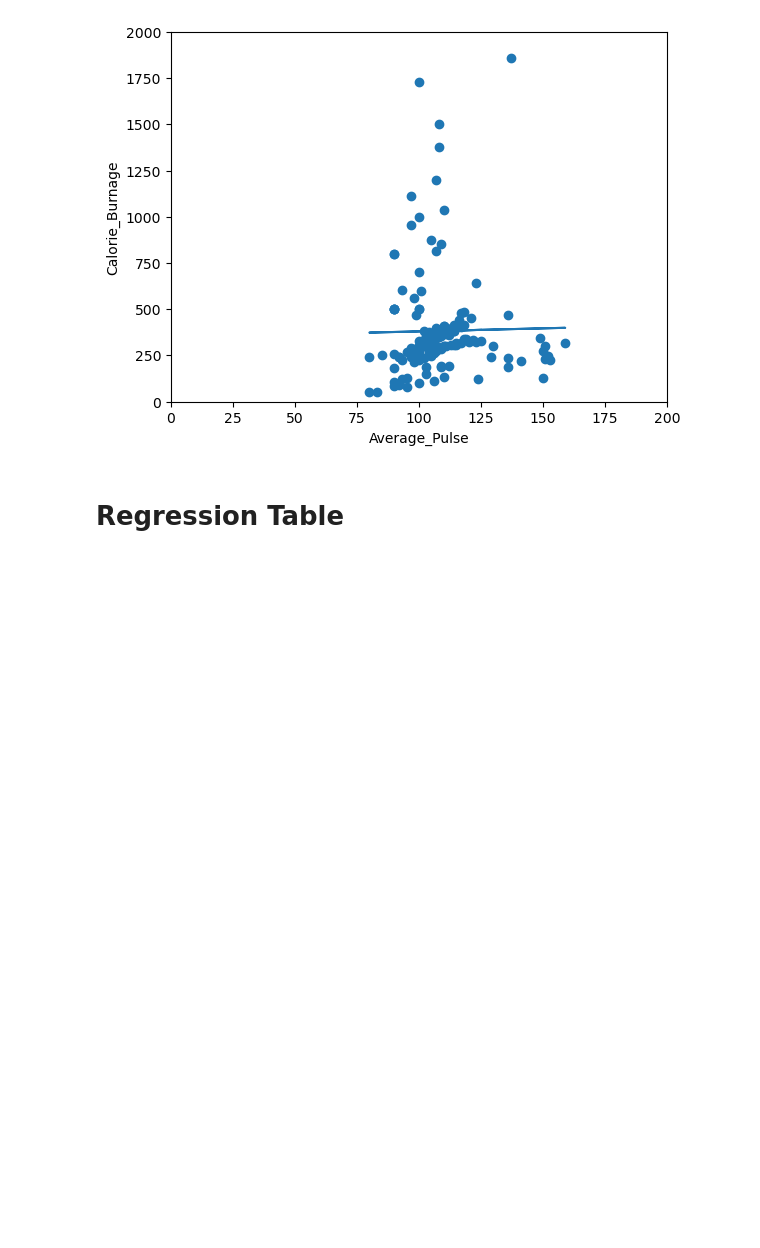
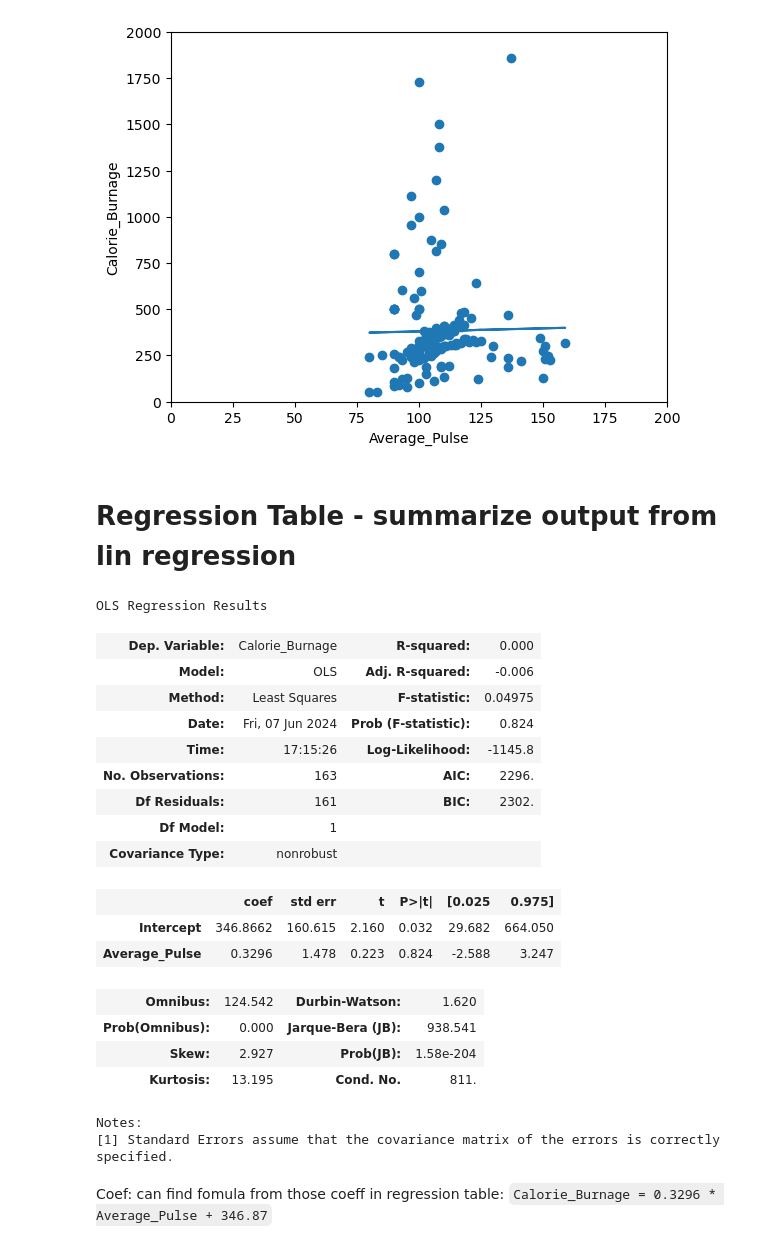
Before and after one commit to urchocoeyes/python, a Jupyter notebook: coding-ds/regression-advanced.ipynb, the cells around one changed output. Drawn from its saved outputs; the diff is of its cells as text; code cells hidden in the pictures; blank space fills up the shorter version.

```diff
--- a/coding-ds/regression-advanced.ipynb
+++ b/coding-ds/regression-advanced.ipynb
@@ -72,5 +72,36 @@ plt.ylabel('Calorie_Burnage')
 plt.show()
 # %% [output]
 [figure]
-# %% [markdown]
-# Regression Table
+# %% [markdown]
+# Regression Table - summarize output from lin regression
+# %%
+import pandas as pd
+import statsmodels.formula.api as smf
+
+model = smf.ols('Calorie_Burnage ~ Average_Pulse', data=full_health_data)
+# Ordinary Least Squares method, formula = Calorie_Burage ~ Average_Pulse, means tryna predict 'Calorie_Burnage' based on 'Average_Pulse'
+results = model.fit()
+results.summary()
+# %% [output]
+OLS Regression Results
+| Dep. Variable: | Calorie_Burnage | R-squared: | 0.000 |
+| Model: | OLS | Adj. R-squared: | -0.006 |
+| Method: | Least Squares | F-statistic: | 0.04975 |
+| Date: | Fri, 07 Jun 2024 | Prob (F-statistic): | 0.824 |
+| Time: | 17:15:26 | Log-Likelihood: | -1145.8 |
+| No. Observations: | 163 | AIC: | 2296. |
+| Df Residuals: | 161 | BIC: | 2302. |
+| Df Model: | 1 |  |  |
+| Covariance Type: | nonrobust |  |  |
+|  | coef | std err | t | P>|t| | [0.025 | 0.975] |
+| Intercept | 346.8662 | 160.615 | 2.160 | 0.032 | 29.682 | 664.050 |
+| Average_Pulse | 0.3296 | 1.478 | 0.223 | 0.824 | -2.588 | 3.247 |
+| Omnibus: | 124.542 | Durbin-Watson: | 1.620 |
+| Prob(Omnibus): | 0.000 | Jarque-Bera (JB): | 938.541 |
+| Skew: | 2.927 | Prob(JB): | 1.58e-204 |
+| Kurtosis: | 13.195 | Cond. No. | 811. |
+Notes:
+[1] Standard Errors assume that the covariance matrix of the errors is correctly specified.
+# %% [markdown]
+Coef: can find fomula from those coeff in regression table:
+`Calorie_Burnage = 0.3296 * Average_Pulse + 346.87`
```
Also changed, not shown: parts of 3 cells of this notebook.
